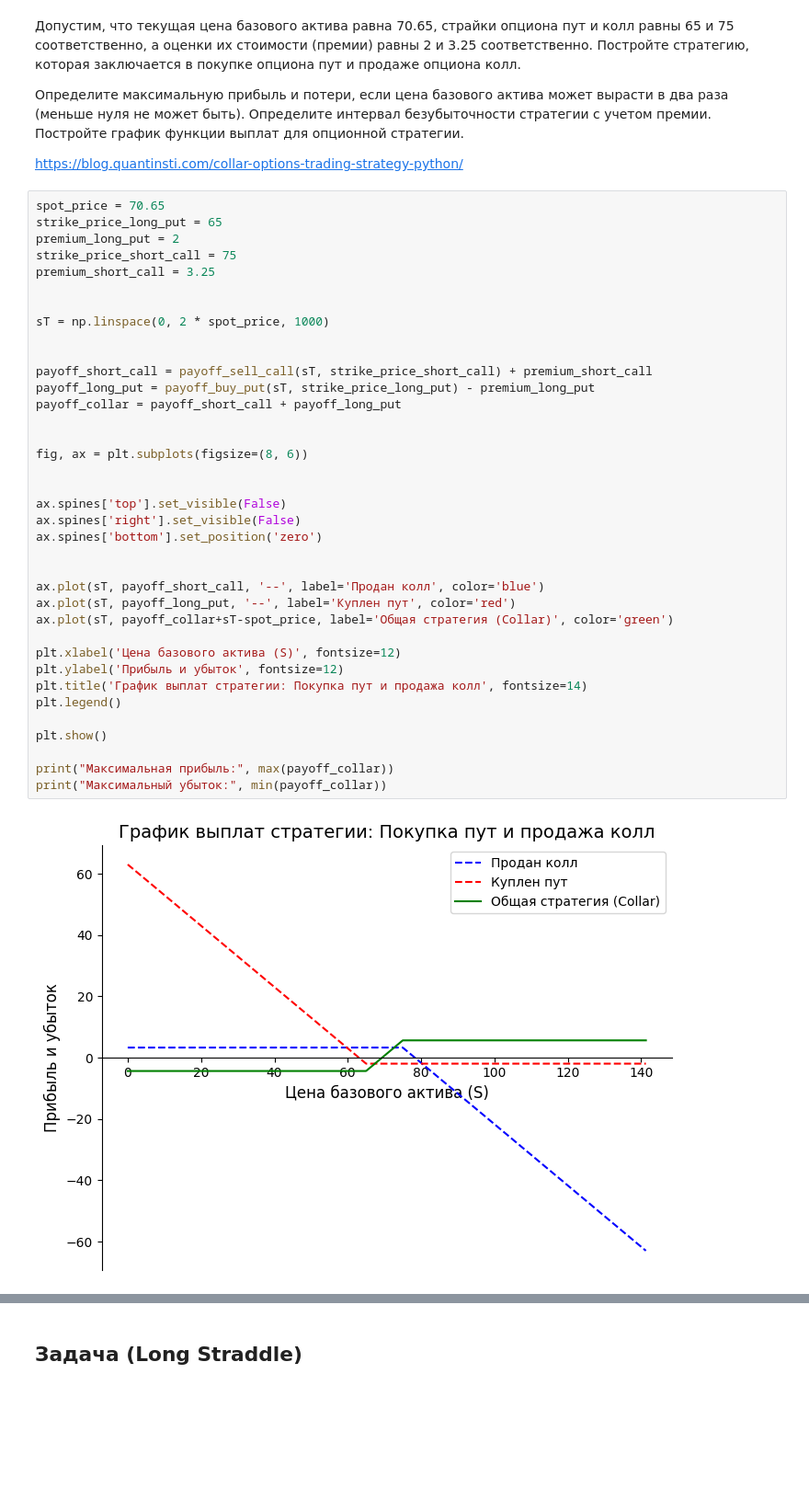
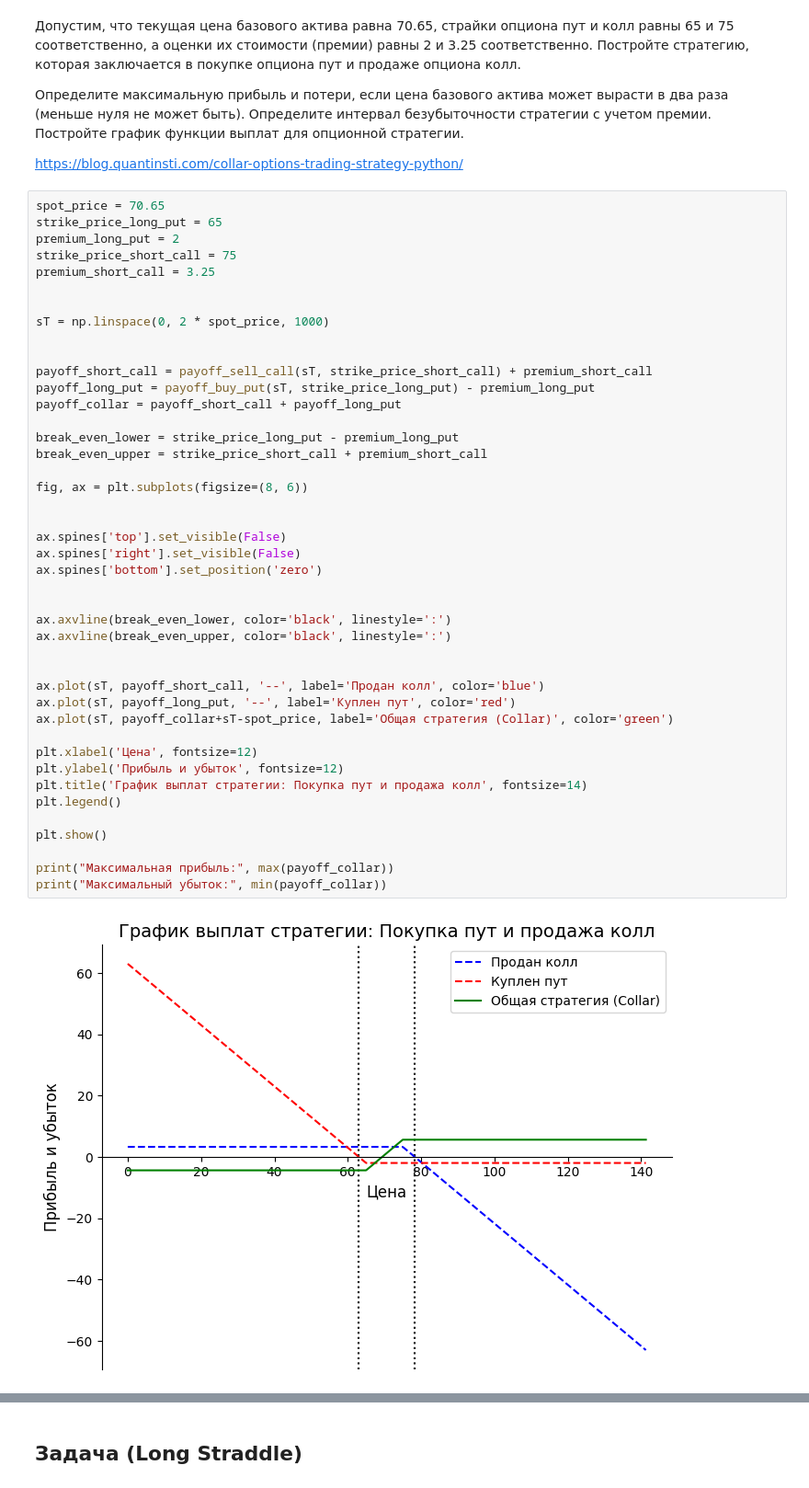
Before and after one commit to AstemirGongapshev/GSFP_2024, a Jupyter notebook: lab_1_GSFP.ipynb, the cells around one changed output, grey strips where cells are left out. Shown at 92% size. Saved outputs shown, nothing was run; the diff lists cells and outputs as text; blank space fills up the shorter version.

```diff
--- a/lab_1_GSFP.ipynb
+++ b/lab_1_GSFP.ipynb
@@ -71,35 +71,41 @@ premium_short_call = 3.25
 
 sT = np.linspace(0, 2 * spot_price, 1000)
 
 
 payoff_short_call = payoff_sell_call(sT, strike_price_short_call) + premium_short_call
 payoff_long_put = payoff_buy_put(sT, strike_price_long_put) - premium_long_put
 payoff_collar = payoff_short_call + payoff_long_put
 
+break_even_lower = strike_price_long_put - premium_long_put
+break_even_upper = strike_price_short_call + premium_short_call
 
 fig, ax = plt.subplots(figsize=(8, 6))
 
 
 ax.spines['top'].set_visible(False)
 ax.spines['right'].set_visible(False)
 ax.spines['bottom'].set_position('zero')
 
 
+ax.axvline(break_even_lower, color='black', linestyle=':')
+ax.axvline(break_even_upper, color='black', linestyle=':')
+
+
 ax.plot(sT, payoff_short_call, '--', label='Продан колл', color='blue')
 ax.plot(sT, payoff_long_put, '--', label='Куплен пут', color='red')
 ax.plot(sT, payoff_collar+sT-spot_price, label='Общая стратегия (Collar)', color='green')
 
-plt.xlabel('Цена базового актива (S)', fontsize=12)
+plt.xlabel('Цена', fontsize=12)
 plt.ylabel('Прибыль и убыток', fontsize=12)
 plt.title('График выплат стратегии: Покупка пут и продажа колл', fontsize=14)
 plt.legend()
 
 plt.show()
 
 print("Максимальная прибыль:", max(payoff_collar))
 print("Максимальный убыток:", min(payoff_collar))
 # %% [output]
-[figure, old version]
+[figure, new version]
 Максимальная прибыль: 66.25
 Максимальный убыток: -65.05000000000001
 # %% [markdown]
```
Also changed, not shown: parts of 17 cells of this notebook.
